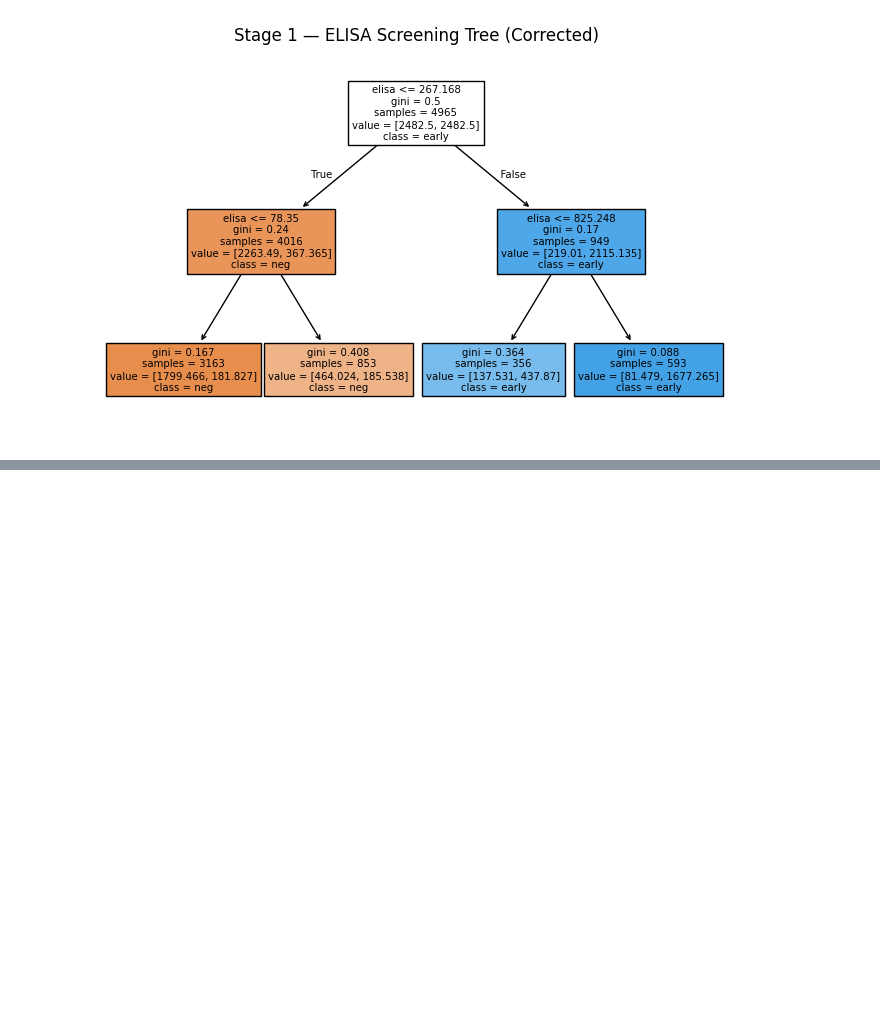
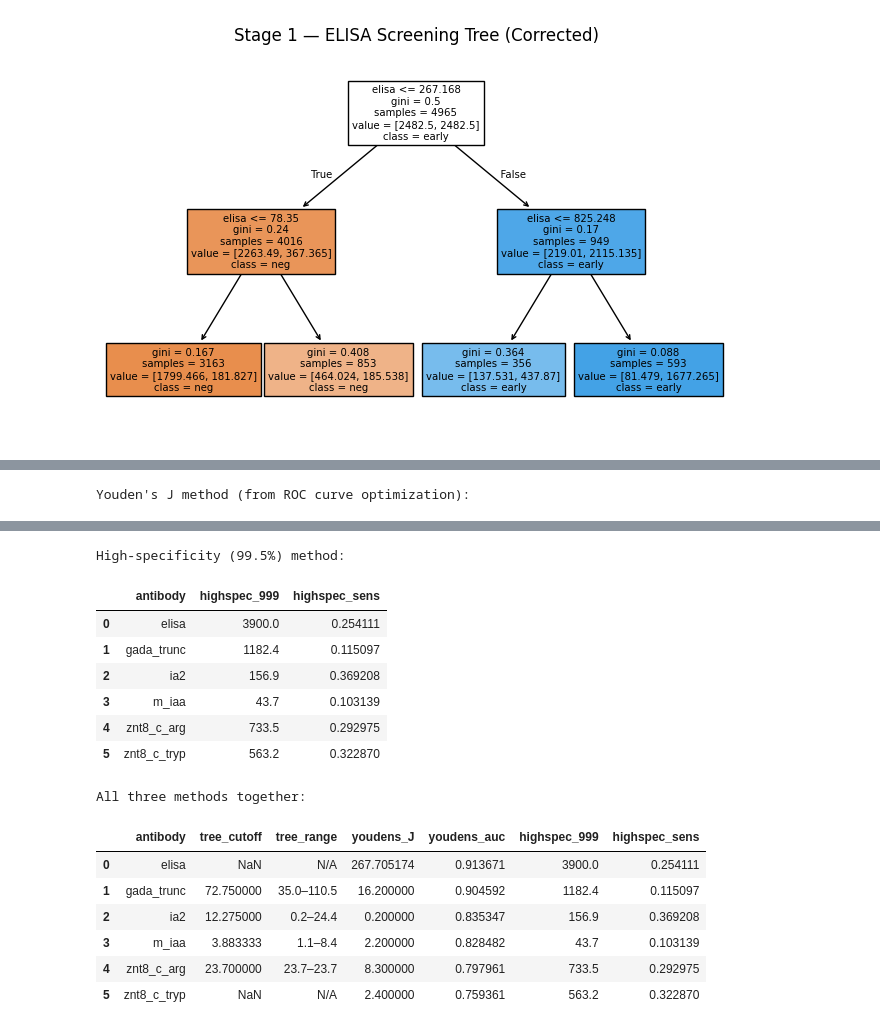
Before and after one commit to raeesay/t1d-early-screening, a Jupyter notebook: dataset1/regression.ipynb, the cells around one changed output, grey strips where cells are left out. Cells and saved outputs as stored; diff of their text form; code cells hidden in the pictures; blank space fills up the shorter version.

```diff
--- a/dataset1/regression.ipynb
+++ b/dataset1/regression.ipynb
@@ -1878,0 +1978,58 @@ clean_df.head()
+# %%
+# Compare all three cutoff methods side-by-side
+print("\n" + "=" * 80)
+print("SEMANTIC COMPARISON: TREE vs ROC-BASED vs HIGH-SPECIFICITY")
+print("=" * 80)
+
+comparison_antibodies = ["elisa", "gada_trunc", "ia2", "m_iaa", "znt8_c_arg", "znt8_c_tryp"]
+
+# Build comparison table
+comparison_rows = []
+
+for ab in comparison_antibodies:
+    # 1. Youden's J (ROC-based)
+    roc_row = cutoff_table[cutoff_table["antibody"] == ab]
+    if not roc_row.empty:
+        roc_thr = roc_row["threshold_optimal"].values[0]
+        roc_auc = roc_row["AUC"].values[0]
+    else:
+        roc_thr, roc_auc = np.nan, np.nan
+
+    # 2. High-specificity (99.5%)
+    hs_row = cutoffs_highspec_global[cutoffs_highspec_global["antibody"] == ab]
+    if not hs_row.empty:
+        hs_thr = hs_row["threshold_highspec"].values[0]
+        hs_sens = hs_row["sensitivity"].values[0]
+    else:
+        hs_thr, hs_sens = np.nan, np.nan
+
+    # 3. Tree cutoff (take mean if multiple splits for same antibody)
+    tree_thrs = stage2_by_ab.get(ab, [np.nan])
+    tree_thr = np.nanmean(tree_thrs) if tree_thrs else np.nan
+    tree_thr_range = f"{min(tree_thrs):.1f}–{max(tree_thrs):.1f}" if tree_thrs and not any(np.isnan(tree_thrs)) else "N/A"
+
+    comparison_rows.append({
+        "antibody": ab,
+        "tree_cutoff": tree_thr,
+        "tree_range": tree_thr_range,
+        "youdens_J": roc_thr,
+        "youdens_auc": roc_auc,
+        "highspec_999": hs_thr,
+        "highspec_sens": hs_sens,
+    })
+
+comparison_df = pd.DataFrame(comparison_rows)
+
+print("\nSide-by-side cutoff comparison:")
+print("\nTree method (from decision tree splits):")
+display(comparison_df[["antibody", "tree_cutoff", "tree_range"]])
+
+print("\nYouden's J method (from ROC curve optimization):")
+display(comparison_df[["antibody", "youdens_J", "youdens_auc"]])
+
+print("\nHigh-specificity (99.5%) method:")
+display(comparison_df[["antibody", "highspec_999", "highspec_sens"]])
+
+print("\nAll three methods together:")
+display(comparison_df)
+# %% [output]
@@ -1878,0 +2050 @@ clean_df.head()
+Youden's J method (from ROC curve optimization):
@@ -1878,0 +2058,16 @@ clean_df.head()
+High-specificity (99.5%) method:
+|  | antibody | highspec_999 | highspec_sens |
+| 0 | elisa | 3900.0 | 0.254111 |
+| 1 | gada_trunc | 1182.4 | 0.115097 |
+| 2 | ia2 | 156.9 | 0.369208 |
+| 3 | m_iaa | 43.7 | 0.103139 |
+| 4 | znt8_c_arg | 733.5 | 0.292975 |
+| 5 | znt8_c_tryp | 563.2 | 0.322870 |
+All three methods together:
+|  | antibody | tree_cutoff | tree_range | youdens_J | youdens_auc | highspec_999 | highspec_sens |
+| 0 | elisa | NaN | N/A | 267.705174 | 0.913671 | 3900.0 | 0.254111 |
+| 1 | gada_trunc | 72.750000 | 35.0–110.5 | 16.200000 | 0.904592 | 1182.4 | 0.115097 |
+| 2 | ia2 | 12.275000 | 0.2–24.4 | 0.200000 | 0.835347 | 156.9 | 0.369208 |
+| 3 | m_iaa | 3.883333 | 1.1–8.4 | 2.200000 | 0.828482 | 43.7 | 0.103139 |
+| 4 | znt8_c_arg | 23.700000 | 23.7–23.7 | 8.300000 | 0.797961 | 733.5 | 0.292975 |
+| 5 | znt8_c_tryp | NaN | N/A | 2.400000 | 0.759361 | 563.2 | 0.322870 |
```
Also changed, not shown: parts of 9 cells of this notebook, 1 other file.
